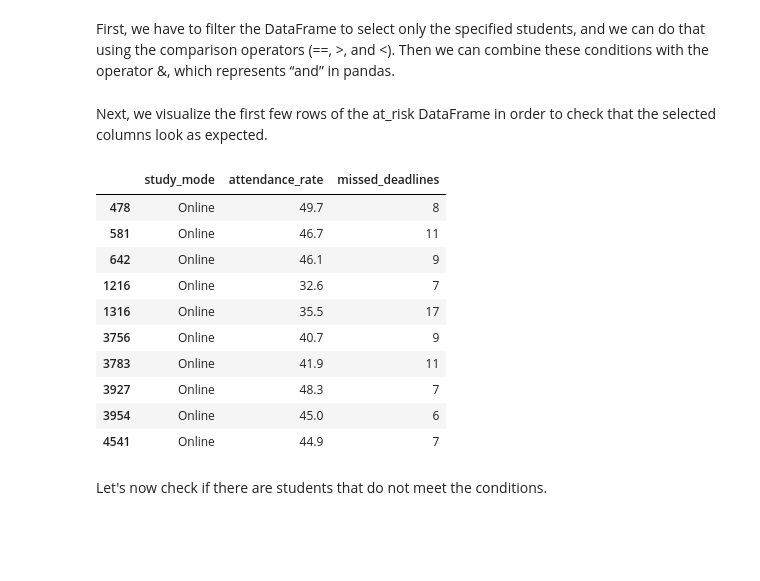
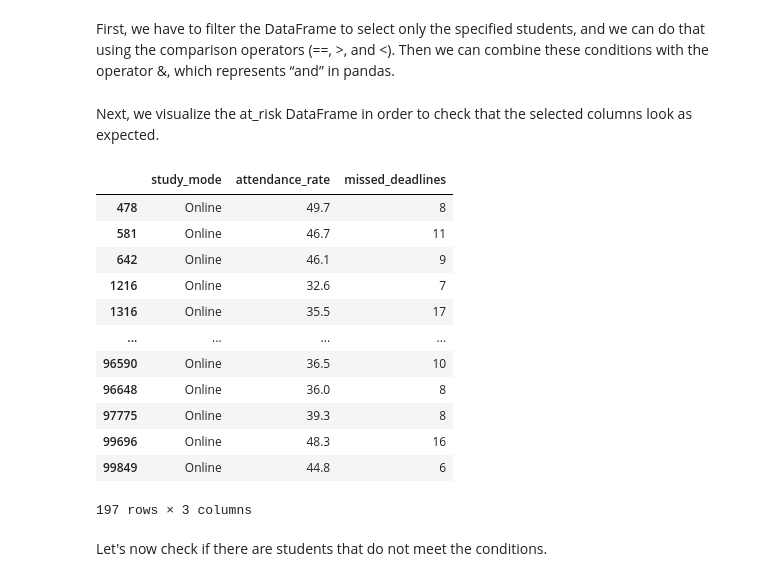
Before and after one commit to reneefarinelli/Farinelli_project, a Jupyter notebook: project_science.ipynb, the cells around one changed output. Drawn from its saved outputs; the diff is of its cells as text; code cells hidden in the pictures; blank space fills up the shorter version.

```diff
--- a/project_science.ipynb
+++ b/project_science.ipynb
@@ -5,7 +5,7 @@ The column dropout is 1 if the student has dropped out, 0 otherwise. All columns
 First of all, we have to import the dataset. To do this, we use pandas’ read_csv() function
 # %%
 import pandas as pd
-students = pd.read_csv('/Users/reneefarinelli/Downloads/student_dropout_risk_2026.csv')
+students = pd.read_csv('student_dropout_risk_2026.csv')
 # %% [markdown]
 Before working with the DataFrame, we explore it by checking its shape, column names, data types, and missing values
 # %%
@@ -93,21 +93,23 @@ First, we have to filter the DataFrame to select only the specified students, an
 at_risk = students[(students['study_mode'] == 'Online') & (students['attendance_rate'] < 50)
                    & (students['missed_deadlines'] > 5)]
 # %% [markdown]
-Next, we visualize the first few rows of the at_risk DataFrame in order to check that the selected columns look as expected.
+Next, we visualize the at_risk DataFrame in order to check that the selected columns look as expected.
 # %%
-at_risk[['study_mode' , 'attendance_rate' , 'missed_deadlines']].head(10)
+at_risk[['study_mode' , 'attendance_rate' , 'missed_deadlines']]
 # %% [output]
 |  | study_mode | attendance_rate | missed_deadlines |
 | 478 | Online | 49.7 | 8 |
 | 581 | Online | 46.7 | 11 |
 | 642 | Online | 46.1 | 9 |
 | 1216 | Online | 32.6 | 7 |
 | 1316 | Online | 35.5 | 17 |
-| 3756 | Online | 40.7 | 9 |
-| 3783 | Online | 41.9 | 11 |
-| 3927 | Online | 48.3 | 7 |
-| 3954 | Online | 45.0 | 6 |
-| 4541 | Online | 44.9 | 7 |
+| ... | ... | ... | ... |
+| 96590 | Online | 36.5 | 10 |
+| 96648 | Online | 36.0 | 8 |
+| 97775 | Online | 39.3 | 8 |
+| 99696 | Online | 48.3 | 16 |
+| 99849 | Online | 44.8 | 6 |
+197 rows × 3 columns
 # %% [markdown]
 Let's now check if there are students that do not meet the conditions.
 # %%
```
Also changed, not shown: parts of 6 cells of this notebook.
